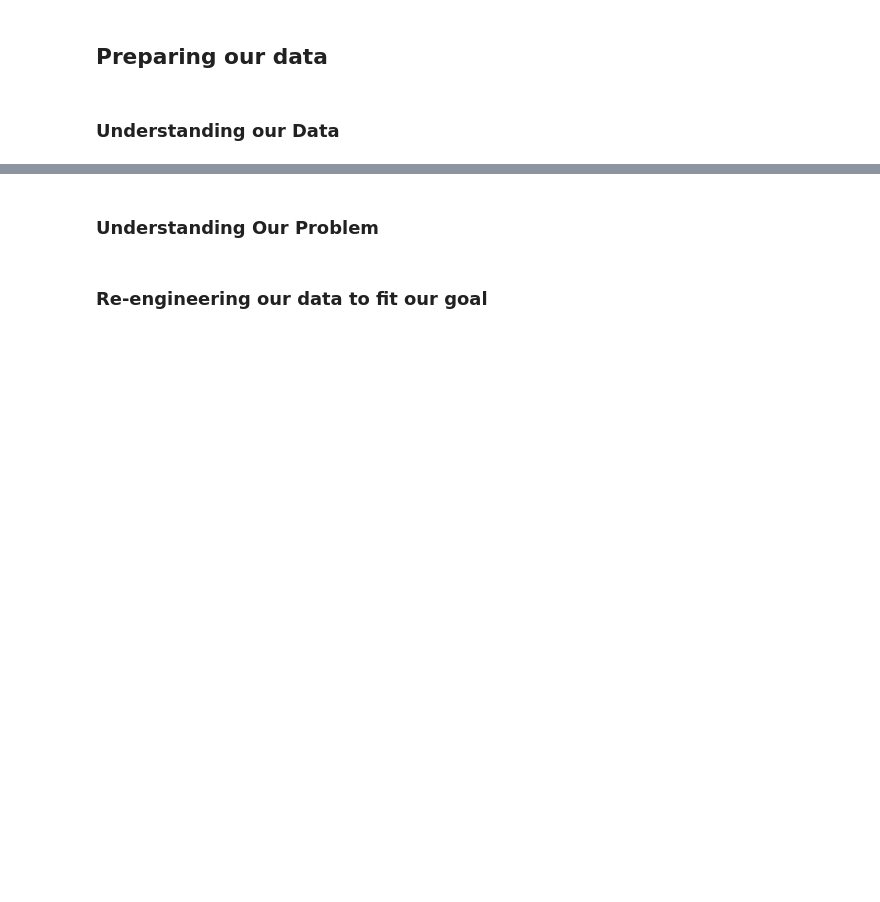
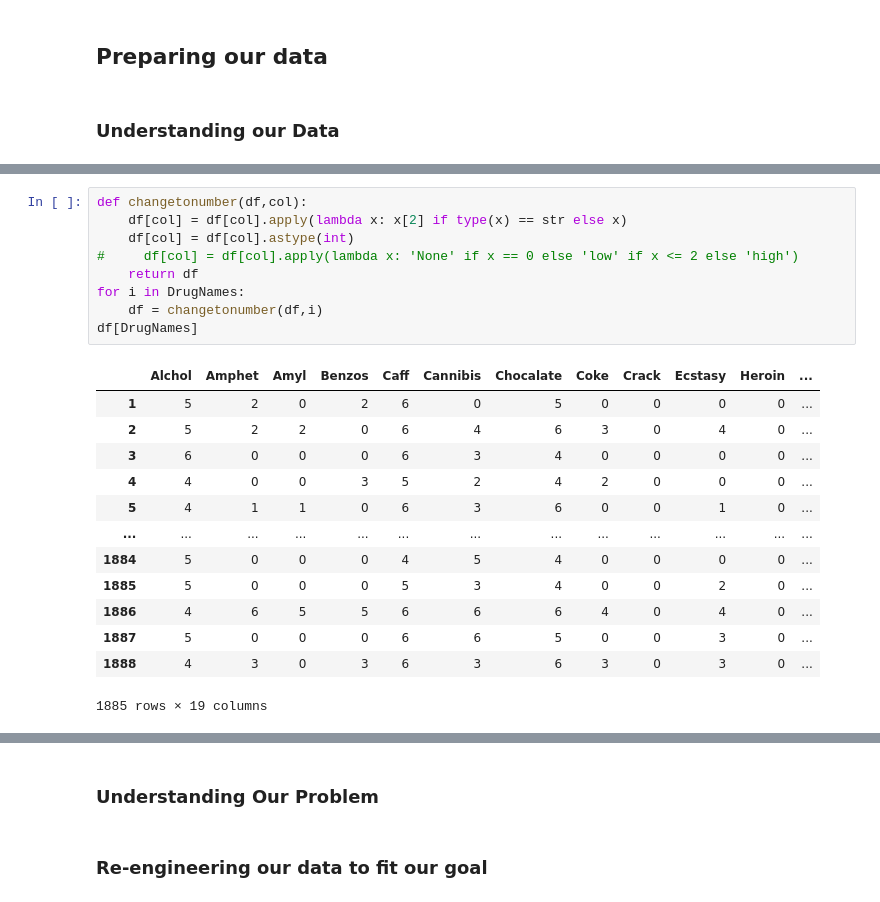
Before and after one commit to AmirMEdris/PredictingDrugUse, a Jupyter notebook: Untitled.ipynb, the cells around one changed output, grey strips where cells are left out. Cells and saved outputs as stored; diff of their text form; blank space fills up the shorter version.

```diff
--- a/Untitled.ipynb
+++ b/Untitled.ipynb
@@ -34,0 +89,23 @@ df = pd.read_csv('drug_consumption.csv', names = Column_names)
+# %%
+def changetonumber(df,col):
+    df[col] = df[col].apply(lambda x: x[2] if type(x) == str else x)
+    df[col] = df[col].astype(int)
+#     df[col] = df[col].apply(lambda x: 'None' if x == 0 else 'low' if x <= 2 else 'high')
+    return df
+for i in DrugNames:
+    df = changetonumber(df,i)
+df[DrugNames]
+# %% [output]
+|  | Alchol | Amphet | Amyl | Benzos | Caff | Cannibis | Chocalate | Coke | Crack | Ecstasy | Heroin | ... |
+| 1 | 5 | 2 | 0 | 2 | 6 | 0 | 5 | 0 | 0 | 0 | 0 | ... |
+| 2 | 5 | 2 | 2 | 0 | 6 | 4 | 6 | 3 | 0 | 4 | 0 | ... |
+| 3 | 6 | 0 | 0 | 0 | 6 | 3 | 4 | 0 | 0 | 0 | 0 | ... |
+| 4 | 4 | 0 | 0 | 3 | 5 | 2 | 4 | 2 | 0 | 0 | 0 | ... |
+| 5 | 4 | 1 | 1 | 0 | 6 | 3 | 6 | 0 | 0 | 1 | 0 | ... |
+| ... | ... | ... | ... | ... | ... | ... | ... | ... | ... | ... | ... | ... |
+| 1884 | 5 | 0 | 0 | 0 | 4 | 5 | 4 | 0 | 0 | 0 | 0 | ... |
+| 1885 | 5 | 0 | 0 | 0 | 5 | 3 | 4 | 0 | 0 | 2 | 0 | ... |
+| 1886 | 4 | 6 | 5 | 5 | 6 | 6 | 6 | 4 | 0 | 4 | 0 | ... |
+| 1887 | 5 | 0 | 0 | 0 | 6 | 6 | 5 | 0 | 0 | 3 | 0 | ... |
+| 1888 | 4 | 3 | 0 | 3 | 6 | 3 | 6 | 3 | 0 | 3 | 0 | ... |
+1885 rows × 19 columns
```
Also changed, not shown: parts of 20 cells of this notebook, 1 other file.
